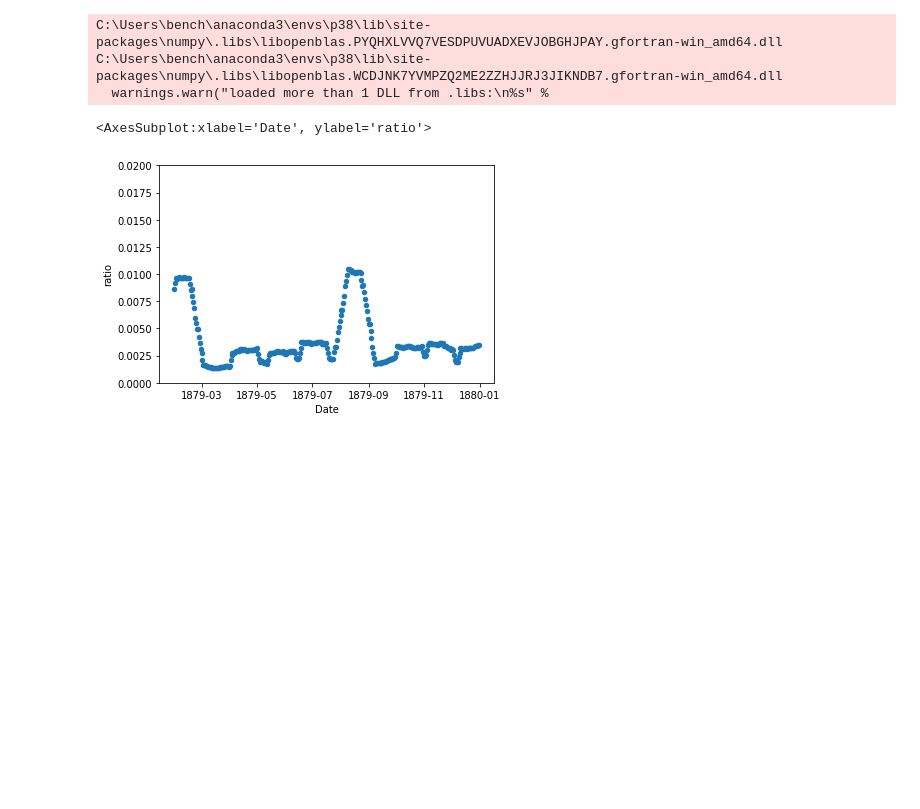
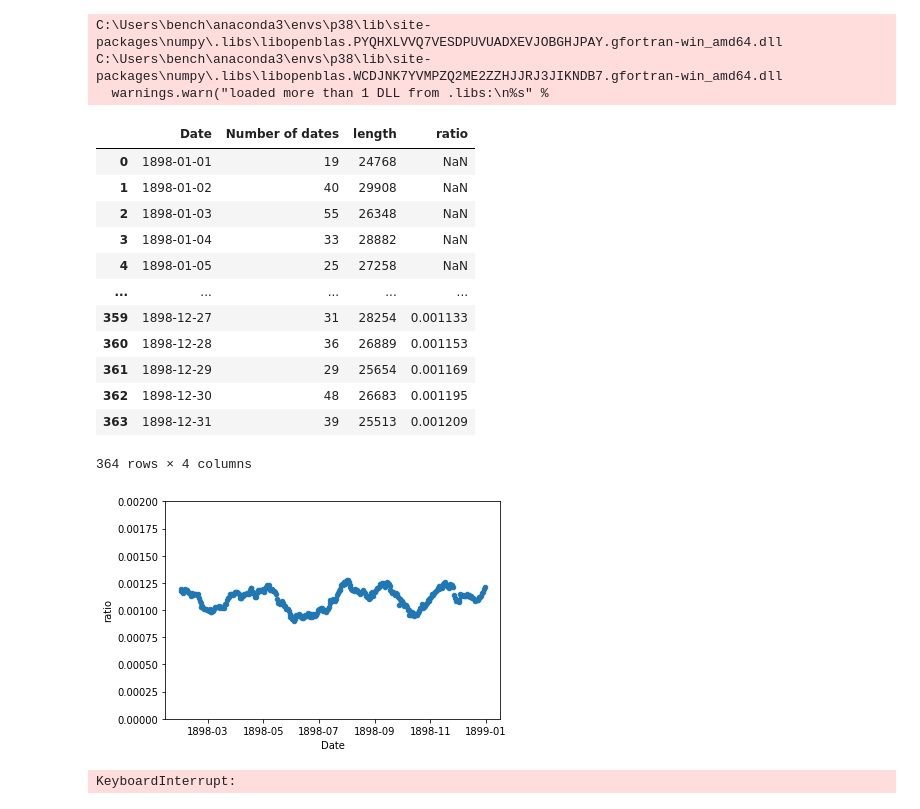
Before and after one commit to ThomasBench/anxietyNews, a Jupyter notebook: NER.ipynb, the cells around one changed output. Cells and saved outputs as stored; diff of their text form; code cells hidden in the pictures; blank space fills up the shorter version.

```diff
--- a/NER.ipynb
+++ b/NER.ipynb
@@ -15,11 +15,11 @@ prefer_gpu()
 
 # Parameters
 useSpacy = True
-folder = "./results/Berlin/1879"
-language = "de"
+folder = "./results/NYT/1920"
+language = "en"
 model_dict = {
     "fr" : pipeline('ner', model=model, tokenizer=tokenizer, aggregation_strategy="simple", device = 0),
-    "de" : load("de_RTA_NER"),
+    #"de" : load("de_RTA_NER"),
     # "en" : load("en_core_web_sm")
 
 }
@@ -42,8 +42,51 @@ df = pd.DataFrame(results, columns = ["Date", "Number of dates"])
 # %%
 # Plotting the results
 df["length"] = nb
 df["ratio"] = (df["Number of dates"]/df["length"]).rolling(window = 30).mean() # You can configure the rolling average window size, default 8
-df.plot(x= "Date", y = "ratio", kind = "scatter", ylim = (0,0.02))
+df.plot(x= "Date", y = "ratio", kind = "scatter", ylim = (0,0.002))
+df
 # %% [output]
+|  | Date | Number of dates | length | ratio |
+| 0 | 1898-01-01 | 19 | 24768 | NaN |
+| 1 | 1898-01-02 | 40 | 29908 | NaN |
+| 2 | 1898-01-03 | 55 | 26348 | NaN |
+| 3 | 1898-01-04 | 33 | 28882 | NaN |
+| 4 | 1898-01-05 | 25 | 27258 | NaN |
+| ... | ... | ... | ... | ... |
+| 359 | 1898-12-27 | 31 | 28254 | 0.001133 |
+| 360 | 1898-12-28 | 36 | 26889 | 0.001153 |
+| 361 | 1898-12-29 | 29 | 25654 | 0.001169 |
+| 362 | 1898-12-30 | 48 | 26683 | 0.001195 |
+| 363 | 1898-12-31 | 39 | 25513 | 0.001209 |
-<AxesSubplot:xlabel='Date', ylabel='ratio'>
+364 rows × 4 columns
-[figure, old version]
+[figure, new version]
+# %%
+results = []
+def get_doc_from_file(filepath, pipeline,spacy, rt = 0.75,lt = 15 ):
+    """
+    Arguments :
+        - filepath : path of the file
+            The file path has to be of the form ./things/YYYY_MM__DD.csv, for example "./results/1920_10_01.csv"
+        - pipeline : spaCy pipeline ttah performs the NER
+        - rt : Word ratio threshold under which we do not consider the text block
+            range : [0,1]
+        - lt : Length threshold under which we do not consider the text block
+            range : (0,inf)
+    Return :
+        - date: date at which the newspaper was issued
+        - nb_dates : number of dates appearing in the file
+
+    """
+    res  = []
+    date  = datetime.strptime(filepath[-14:-4], "%Y\\%m\\%d")
+    df = pd.read_csv(filepath)
+    filtered_df = df[(df.Length > lt) & (df.Ratio > rt)]
+    processed_docs = [pipeline(block) for block in list(filtered_df["Text"])]
+    for doc in processed_docs:
+        if len([ e for e in doc.ents if e.label_ == "DATE"]) > 0 :
+            res.append(doc)
+    return res
+for file in tqdm(glob(folder + "/*/*.csv")):
+    results += get_doc_from_file(file, nlp,True)
+# %% [output]
+KeyboardInterrupt:
```
Also changed, not shown: parts of 1 cell of this notebook, 14 other files.
